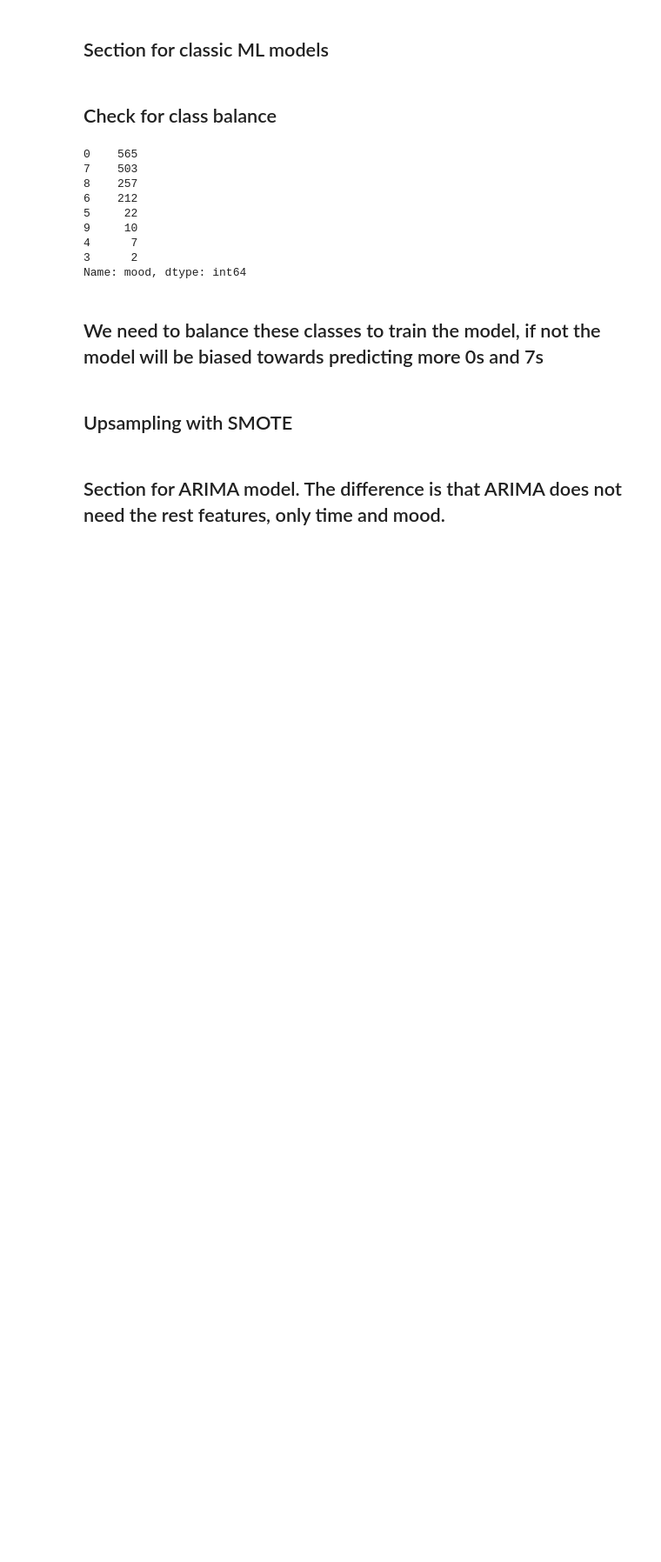
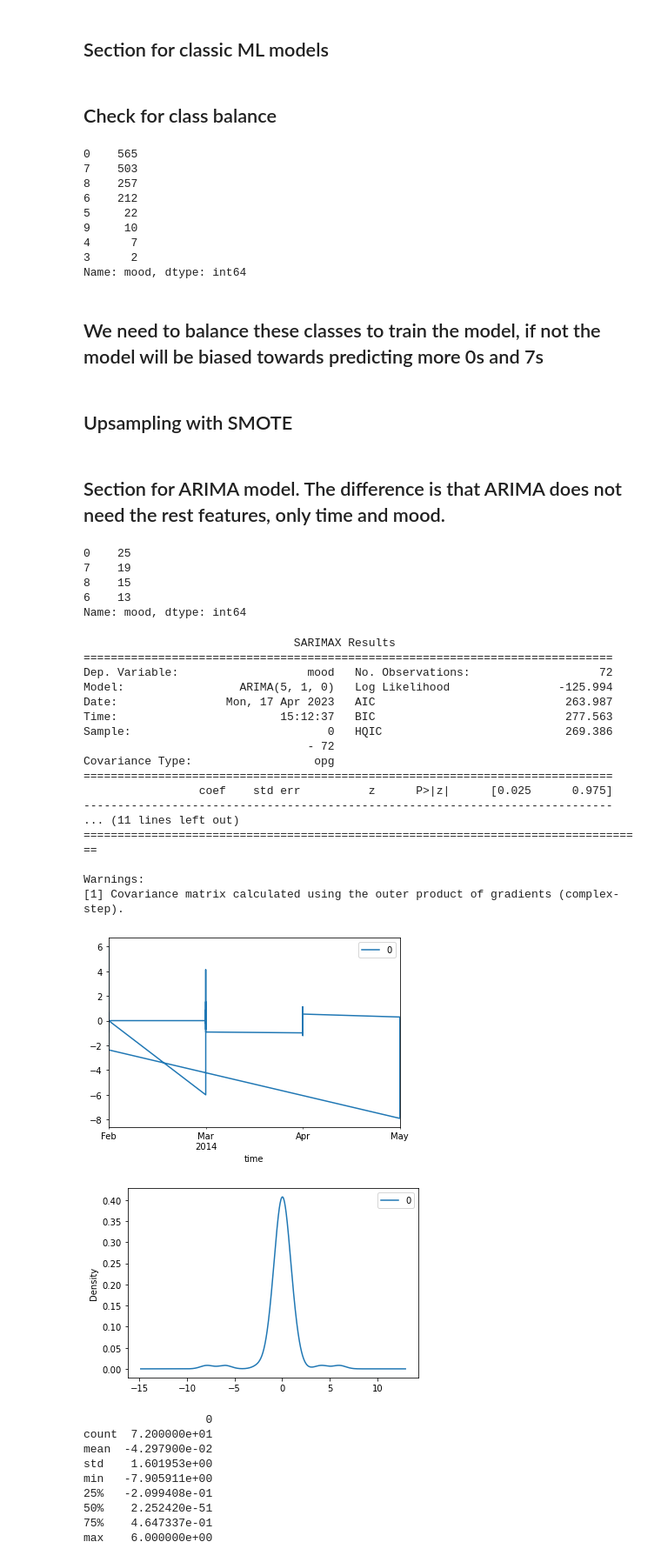
Before and after one commit to nbounatsos/dm_projects, a Jupyter notebook: Assignment 1/ass.ipynb, the cells around one changed output. Shown at 87% size. Saved outputs shown, nothing was run; the diff lists cells and outputs as text; code cells hidden in the pictures; blank space fills up the shorter version.

```diff
--- a/Assignment 1/ass.ipynb
+++ b/Assignment 1/ass.ipynb
@@ -285,3 +267,63 @@ Name: mood, dtype: int64
 ## Upsampling with SMOTE
 # %% [markdown]
 ## Section for ARIMA model. The difference is that ARIMA does not need the rest features, only time and mood.
+# %%
+arima_dataset_as14_01 = pd.DataFrame(result.query('id == "AS14.01"'))
+# %%
+arima_dataset_as14_01 = arima_dataset_as14_01[['time', 'mood']]
+arima_dataset_as14_01.set_index('time', inplace=True)
+# %%
+arima_dataset_as14_01 = arima_dataset_as14_01.round().astype(int)
+# %%
+check_class_balance(arima_dataset_as14_01, 'mood')
+# %% [output]
+0    25
+7    19
+8    15
+6    13
+Name: mood, dtype: int64
+# %%
+arima_dataset_as14_01.index = pd.DatetimeIndex(arima_dataset_as14_01.index).to_period('M')
+# %%
+model = ARIMA(arima_dataset_as14_01, order=(5,1,0))
+model_fit = model.fit()
+# summary of fit model
+print(model_fit.summary())
+# line plot of residuals
+residuals = pd.DataFrame(model_fit.resid)
+residuals.plot()
+plt.show()
+# density plot of residuals
+residuals.plot(kind='kde')
+plt.show()
+# summary stats of residuals
+print(residuals.describe())
+# %% [output]
+                               SARIMAX Results
+==============================================================================
+Dep. Variable:                   mood   No. Observations:                   72
+Model:                 ARIMA(5, 1, 0)   Log Likelihood                -125.994
+Date:                Mon, 17 Apr 2023   AIC                            263.987
+Time:                        15:12:37   BIC                            277.563
+Sample:                             0   HQIC                           269.386
+                                 - 72
+Covariance Type:                  opg
+==============================================================================
+                 coef    std err          z      P>|z|      [0.025      0.975]
+------------------------------------------------------------------------------
+... (11 lines left out)
+===================================================================================
+
+Warnings:
+[1] Covariance matrix calculated using the outer product of gradients (complex-step).
+[figure, added]
+[figure, added]
+                  0
+count  7.200000e+01
+mean  -4.297900e-02
+std    1.601953e+00
+min   -7.905911e+00
+25%   -2.099408e-01
+50%    2.252420e-51
+75%    4.647337e-01
+max    6.000000e+00
```
Also changed, not shown: parts of 2 cells of this notebook.
